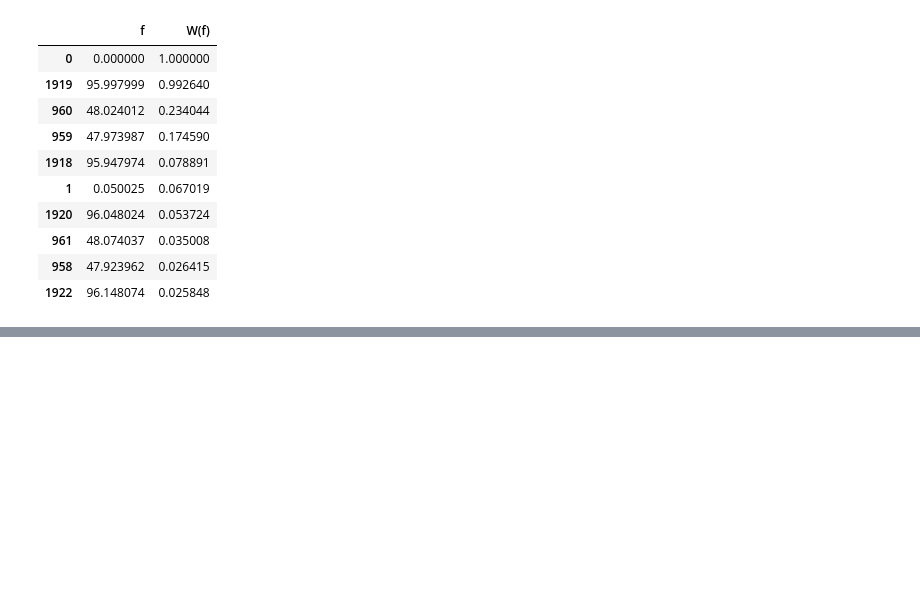
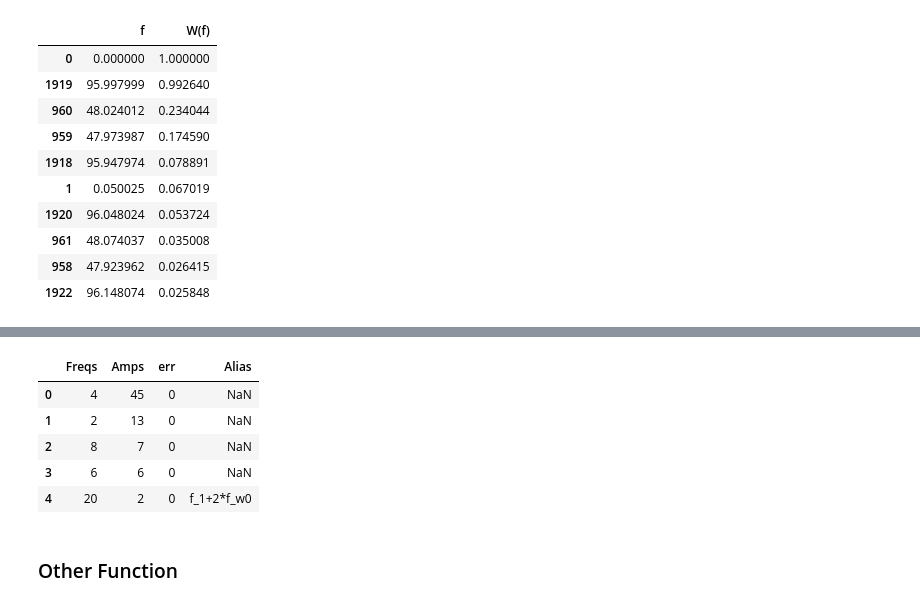
Before and after one commit to carlosccamino/asteroseismology, a Jupyter notebook: asteroseismology/tests.ipynb, the cells around one changed output, grey strips where cells are left out. Drawn from its saved outputs; the diff is of its cells as text; code cells hidden in the pictures; blank space fills up the shorter version.

Commit message:
dev: freq_analysis - Debugging harmonics - broke if freqs_to_combine>freqs - and modifying antialiasing to return the same df with an extra column

```diff
--- a/asteroseismology/tests.ipynb
+++ b/asteroseismology/tests.ipynb
@@ -358,0 +475,5 @@ test.sort_values(by='W(f)', ascending=False).head(10)
+# %%
+freqs = {'Freqs': [2, 4, 6, 8, 20], 'Amps': [13, 45, 6, 7, 2], 'err': [0, 0, 0, 0, 0]}
+
+freqs_df = pd.DataFrame(data=freqs)
+freqs_df
@@ -358,0 +487,12 @@ test.sort_values(by='W(f)', ascending=False).head(10)
+# %%
+test = anti_aliasing(frequency_sample=freqs_df, window_peaks=[9], max_harmonic=8)
+test
+# %% [output]
+|  | Freqs | Amps | err | Alias |
+| 0 | 4 | 45 | 0 | NaN |
+| 1 | 2 | 13 | 0 | NaN |
+| 2 | 8 | 7 | 0 | NaN |
+| 3 | 6 | 6 | 0 | NaN |
+| 4 | 20 | 2 | 0 | f_1+2*f_w0 |
+# %% [markdown]
+### Other Function
```
Also changed, not shown: parts of 5 cells of this notebook, 2 other files.
